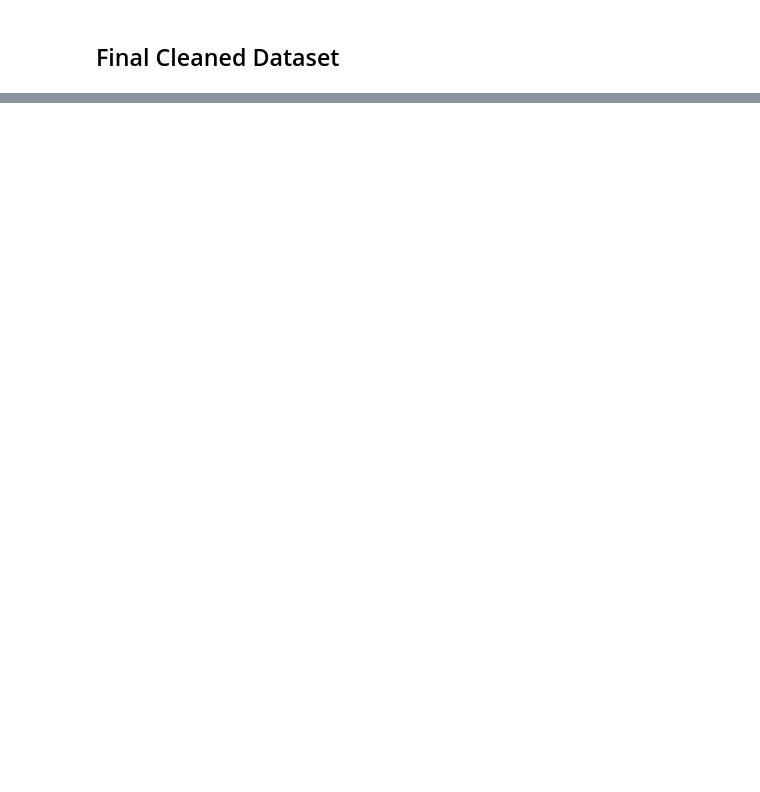
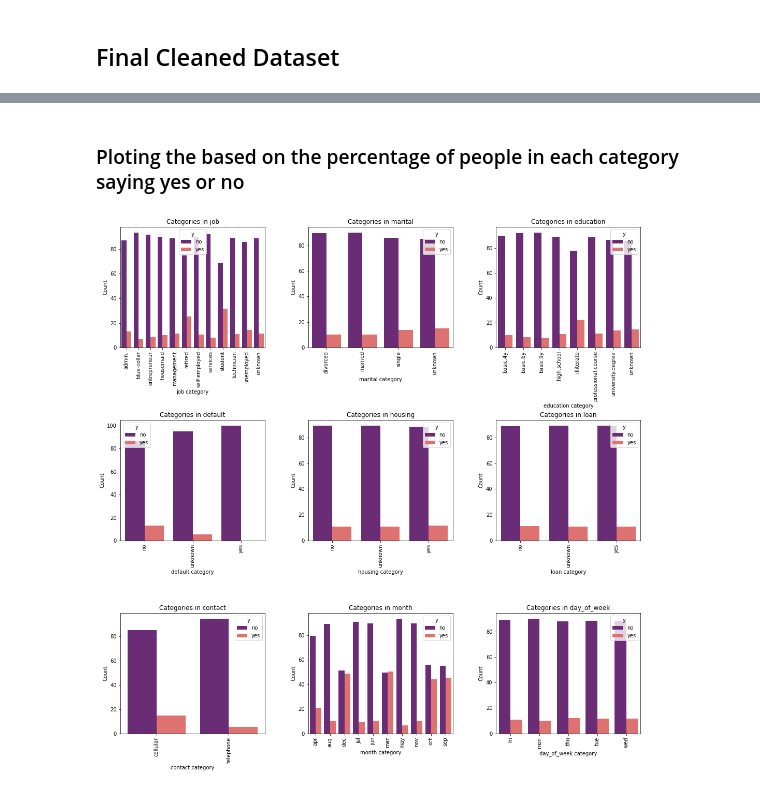
Before and after one commit to poojaravi05/Bank-Marketing-Campaign-, a Jupyter notebook: BankMarketingCampaign.ipynb, the cells around one changed output, grey strips where cells are left out. Cells and saved outputs as stored; diff of their text form; code cells hidden in the pictures; blank space fills up the shorter version.

```diff
--- a/BankMarketingCampaign.ipynb
+++ b/BankMarketingCampaign.ipynb
@@ -285,0 +348,20 @@ memory usage: 6.9+ MB
+# %% [markdown]
+### Ploting the based on the percentage of people in each category saying yes or no
+# %%
+figure, axes = plt.subplots(3,3,figsize=(18, 18),gridspec_kw={'hspace': 0.6, 'wspace': 0.3})
+n=0
+for i in range(3):
+    for j in range(3):
+        ax = axes[i,j]
+        ax.set_xticks(range(bankData[newCatCols[n]].nunique()))
+        ax.set_xticklabels(ax.get_xticklabels(),rotation=90)
+        counts = bankData.groupby([newCatCols[n], "y"]).size().reset_index(name="count")
+        totals = counts.groupby(newCatCols[n])["count"].transform("sum")
+        counts["percentage"] = (counts["count"] / totals) * 100
+        ax.set_title("Categories in "+ newCatCols[n])
+        sns.barplot(data=counts, x=newCatCols[n],y="percentage",ax=ax,palette="magma",hue="y")
+        ax.set_xlabel(newCatCols[n]+" category")
+        ax.set_ylabel("Count")
+        n+=1
+# %% [output]
+[figure, added]
```
Also changed, not shown: parts of 21 cells of this notebook.
